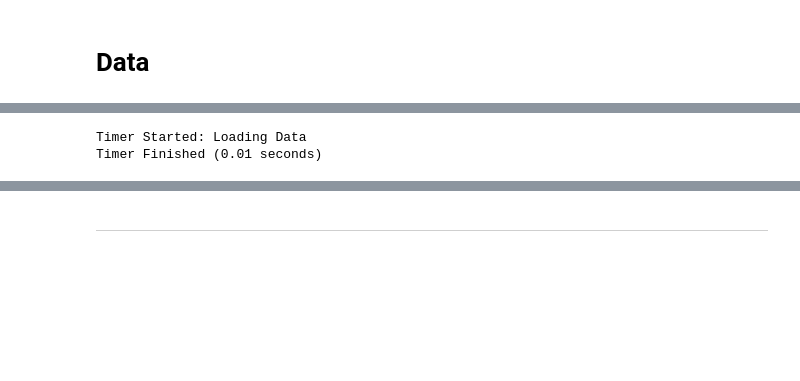
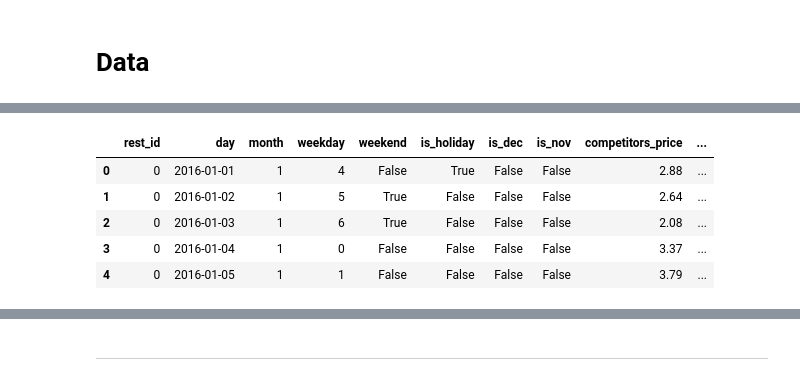
Before and after one commit to shane-kercheval/explore-data, a Jupyter notebook: source/notebooks/sandbox.ipynb, the cells around one changed output, grey strips where cells are left out. Drawn from its saved outputs; the diff is of its cells as text; code cells hidden in the pictures; blank space fills up the shorter version.

```diff
--- a/source/notebooks/sandbox.ipynb
+++ b/source/notebooks/sandbox.ipynb
@@ -10,6 +10,8 @@ from source.service.datasets import DATA
 # %% [markdown]
 # Data
 # %%
-with Timer("Loading Data"):
-    credit = DATA.credit.load()
+import pandas as pd
+
+df = pd.read_csv('/code/daily_restaurant_sales.csv')
+df.head()
 # %% [output]
@@ -17,2 +18,6 @@ with Timer("Loading Data"):
-Timer Started: Loading Data
-Timer Finished (0.01 seconds)
+|  | rest_id | day | month | weekday | weekend | is_holiday | is_dec | is_nov | competitors_price | ... |
+| 0 | 0 | 2016-01-01 | 1 | 4 | False | True | False | False | 2.88 | ... |
+| 1 | 0 | 2016-01-02 | 1 | 5 | True | False | False | False | 2.64 | ... |
+| 2 | 0 | 2016-01-03 | 1 | 6 | True | False | False | False | 2.08 | ... |
+| 3 | 0 | 2016-01-04 | 1 | 0 | False | False | False | False | 3.37 | ... |
+| 4 | 0 | 2016-01-05 | 1 | 1 | False | False | False | False | 3.79 | ... |
```
Also changed, not shown: parts of 7 cells of this notebook.
